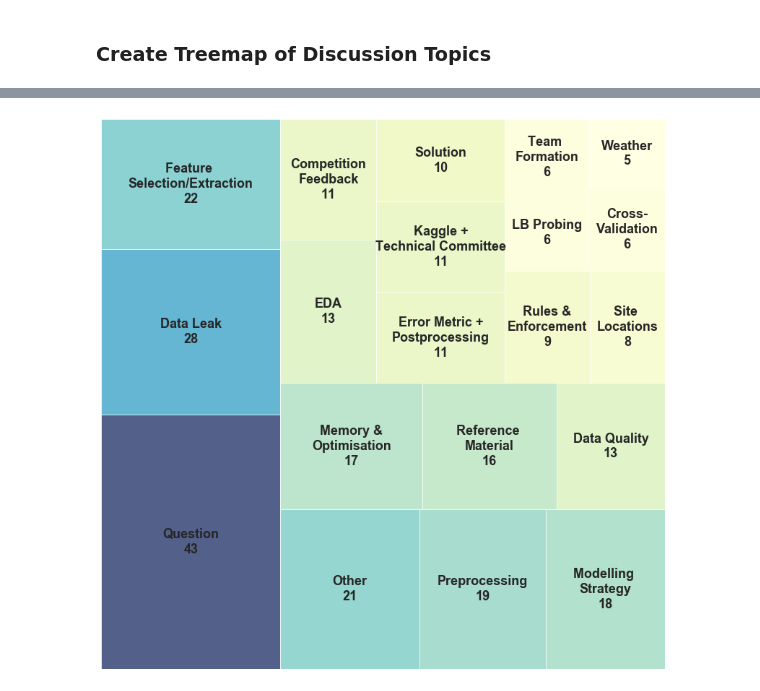
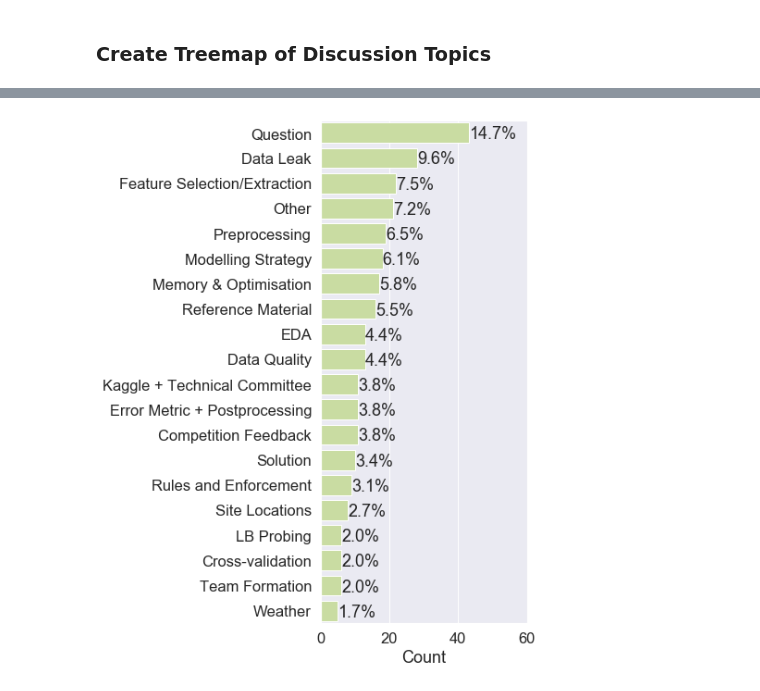
Before and after one commit to buds-lab/ashrae-great-energy-predictor-3-overview-analysis, a Jupyter notebook: DiscussionBoard/DiscussionAnalysis.ipynb, the cells around one changed output, grey strips where cells are left out. Cells and saved outputs as stored; diff of their text form; code cells hidden in the pictures.

```diff
--- a/DiscussionBoard/DiscussionAnalysis.ipynb
+++ b/DiscussionBoard/DiscussionAnalysis.ipynb
@@ -193,29 +191,31 @@ Weather                            5
 #as_list[idx] = 'Error Metric + \nPostprocessing'
 #topic_counts.index = as_list
 
-topic_counts.rename(index={'Error Metric + Postprocessing':'Error Metric +\nPostprocessing','Rules and Enforcement':
-                          'Rules &\nEnforcement','Kaggle + Technical Committee':'Kaggle +\nTechnical Committee',
-                          'Competition Feedback':'Competition\nFeedback','Memory & Optimisation':'Memory &\nOptimisation',
-                          'Modelling Strategy':'Modelling \nStrategy','Reference Material':'Reference \nMaterial',
-                          'Feature Selection/Extraction':'Feature \nSelection/Extraction','Team Formation':'Team \nFormation',
-                          'Cross-validation':'Cross-\nValidation','Site Locations':'Site \nLocations'},inplace=True)
+#topic_counts.rename(index={'Error Metric + Postprocessing':'Error Metric +\nPostprocessing','Rules and Enforcement':
+#                          'Rules &\nEnforcement','Kaggle + Technical Committee':'Kaggle +\nTechnical Committee',
+#                          'Competition Feedback':'Competition\nFeedback','Memory & Optimisation':'Memory &\nOptimisation',
+#                          'Modelling Strategy':'Modelling \nStrategy','Reference Material':'Reference \nMaterial',
+#                          'Feature Selection/Extraction':'Feature \nSelection/Extraction','Team Formation':'Team \nFormation',
+#                          'Cross-validation':'Cross-\nValidation','Site Locations':'Site \nLocations'},inplace=True)
-# %%
-#Create our plot and resize it.
-fig = plt.gcf()
-ax = fig.add_subplot()
-fig.set_size_inches(14, 14)
-
-norm = matplotlib.colors.Normalize(vmin=min(topic_counts['Count']), vmax=max(topic_counts['Count']))
-colors = [matplotlib.cm.YlGnBu(norm(value)) for value in topic_counts['Count']]
-
-squarify.plot(sizes=topic_counts['Count'],
-                  label=topic_counts.index + '\n' + topic_counts['Count'].astype(str),
-                  alpha=.7,
-                  color = colors,
-                  text_kwargs={'fontsize':18, 'weight':'bold'})
-plt.axis('off')
-#plt.title('Discussion Post Tag Count')
-plt.savefig('graph/Discussion Tag Treemap.pdf', bbox_inches='tight')
-plt.show()
-# %% [output]
-[figure, removed]
+# %%
+color = "#cce698"
+sns.set(font_scale = 1.5)
+plt.figure(figsize=(4,10))
+
+# Data points of each primary use
+# Temporary dataset
+df_temp = topic_counts.reset_index()
+
+# Plot
+ax = sns.barplot(y="index", x="Count", color= color, data=df_temp)
+ax.set(ylabel="", xlabel="Count", xlim=(0, 60))
+# Adds percentage
+total = df_temp['Count'].sum().sum()
+for p in ax.patches:
+        percentage = '{:.1f}%'.format(100 * p.get_width()/total)
+        x = p.get_x() + p.get_width() + 0.05
+        y = p.get_y() + p.get_height()/1.25
+        ax.annotate(percentage, (x, y))
+plt.savefig("graph/Discussion_tag_barh.pdf", dpi=300, bbox_inches='tight')
+# %% [output]
+[figure, added]
```
Also changed, not shown: parts of 5 cells of this notebook.
